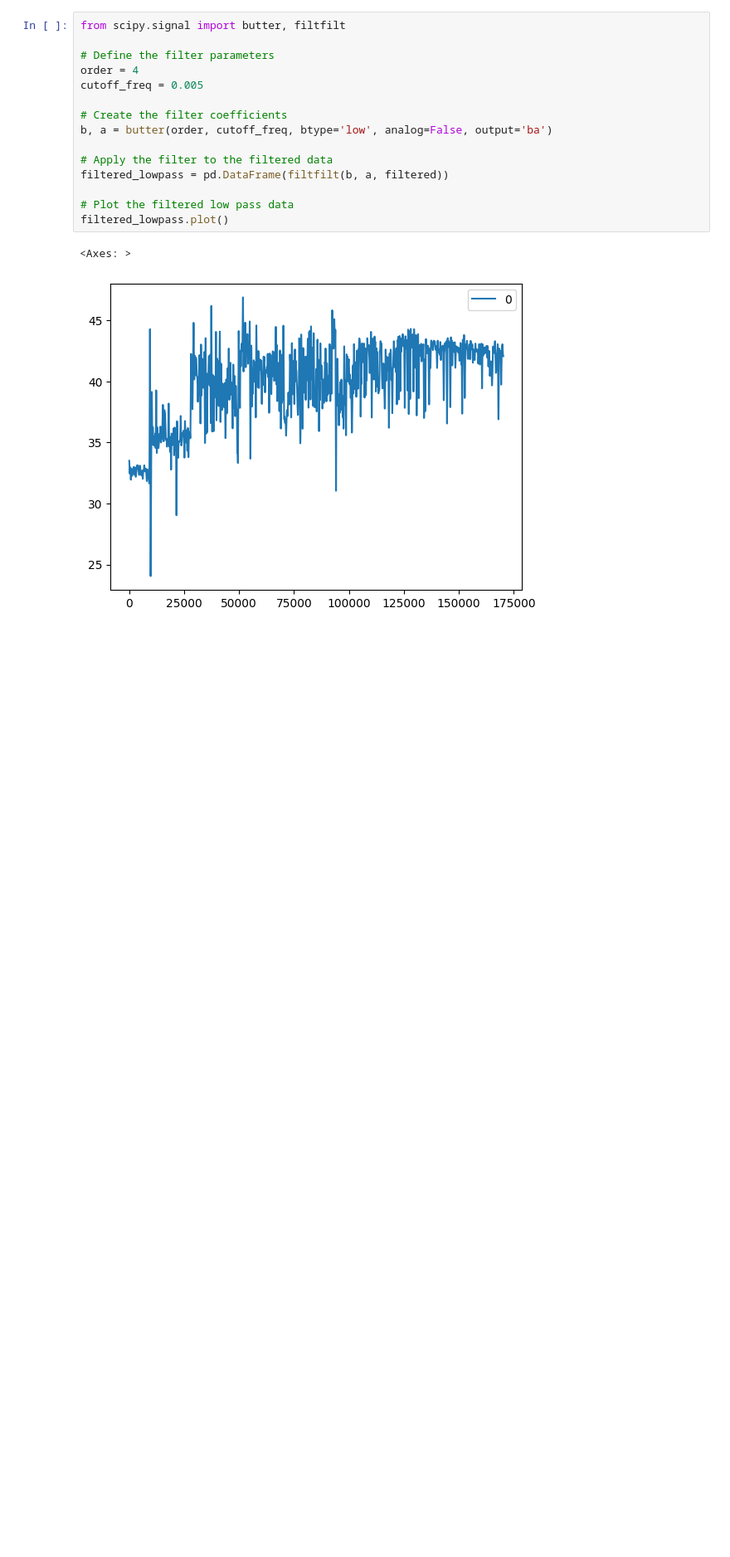
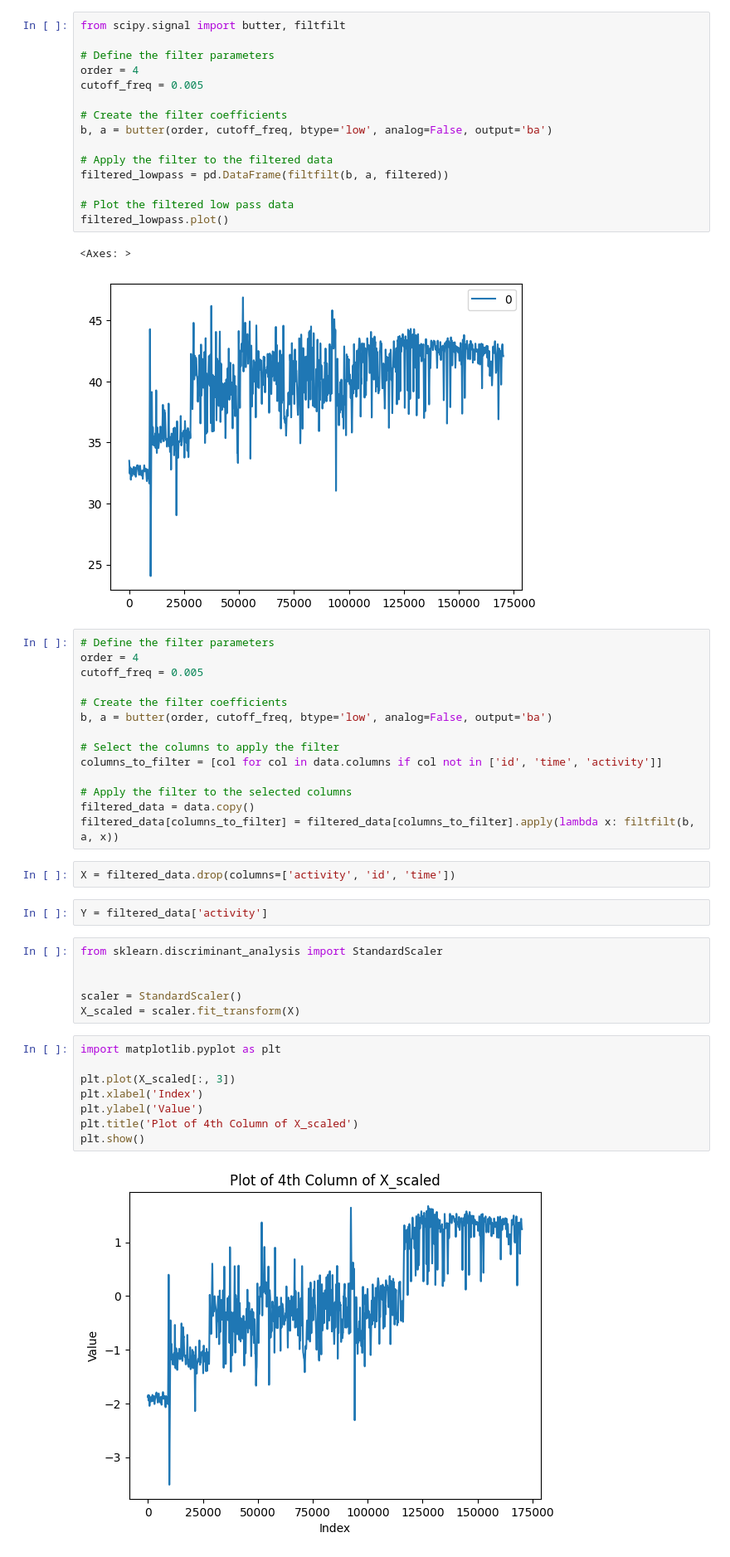
Before and after one commit to Wi-Protect/ML, a Jupyter notebook: wavelet.ipynb, the cells around one changed output. Shown at 83% size. Saved outputs shown, nothing was run; the diff lists cells and outputs as text; blank space fills up the shorter version.

```diff
--- a/wavelet.ipynb
+++ b/wavelet.ipynb
@@ -116,3 +131,37 @@ filtered_lowpass.plot()
 # %% [output]
 <Axes: >
 [figure]
+# %%
+# Define the filter parameters
+order = 4
+cutoff_freq = 0.005
+
+# Create the filter coefficients
+b, a = butter(order, cutoff_freq, btype='low', analog=False, output='ba')
+
+# Select the columns to apply the filter
+columns_to_filter = [col for col in data.columns if col not in ['id', 'time', 'activity']]
+
+# Apply the filter to the selected columns
+filtered_data = data.copy()
+filtered_data[columns_to_filter] = filtered_data[columns_to_filter].apply(lambda x: filtfilt(b, a, x))
+# %%
+X = filtered_data.drop(columns=['activity', 'id', 'time'])
+# %%
+Y = filtered_data['activity']
+# %%
+from sklearn.discriminant_analysis import StandardScaler
+
+
+scaler = StandardScaler()
+X_scaled = scaler.fit_transform(X)
+# %%
+import matplotlib.pyplot as plt
+
+plt.plot(X_scaled[:, 3])
+plt.xlabel('Index')
+plt.ylabel('Value')
+plt.title('Plot of 4th Column of X_scaled')
+plt.show()
+# %% [output]
+[figure, added]
```
Also changed, not shown: parts of 13 cells of this notebook, 2 other files.
